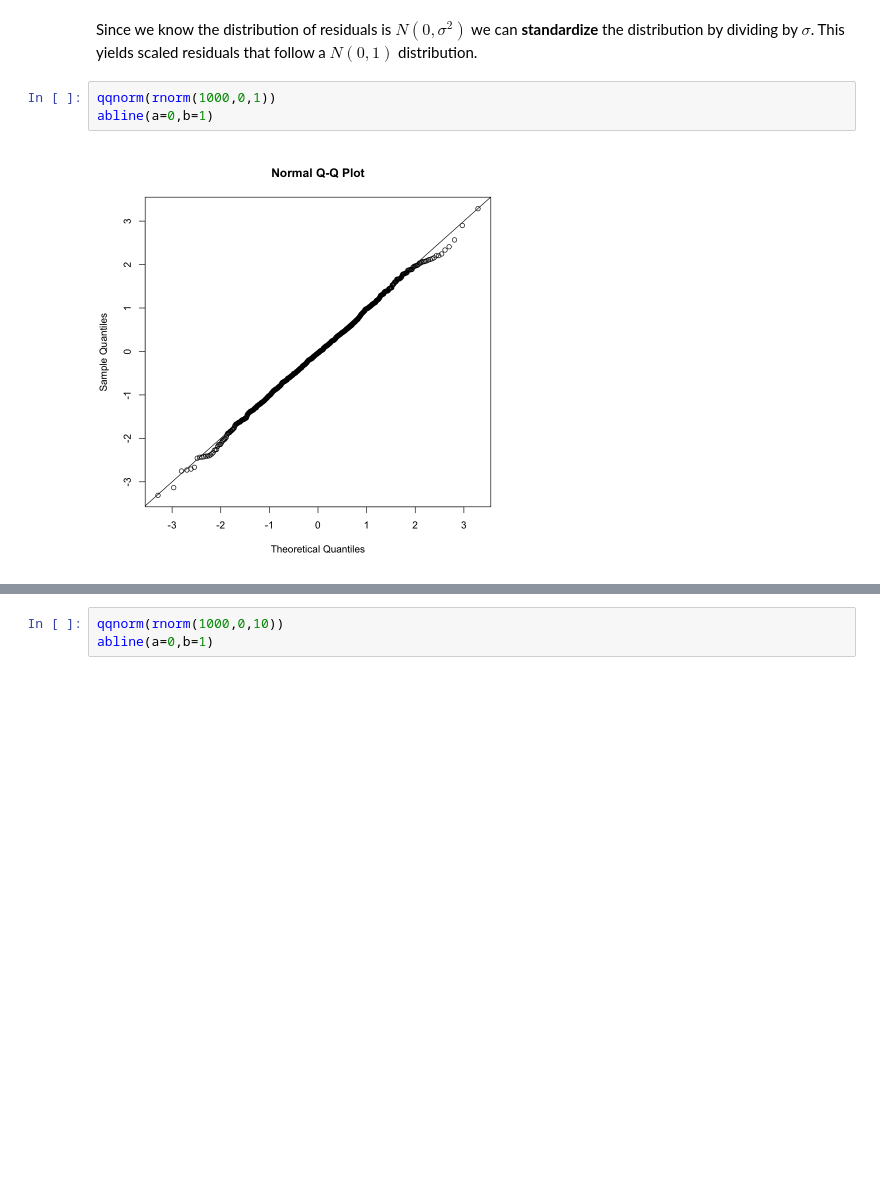
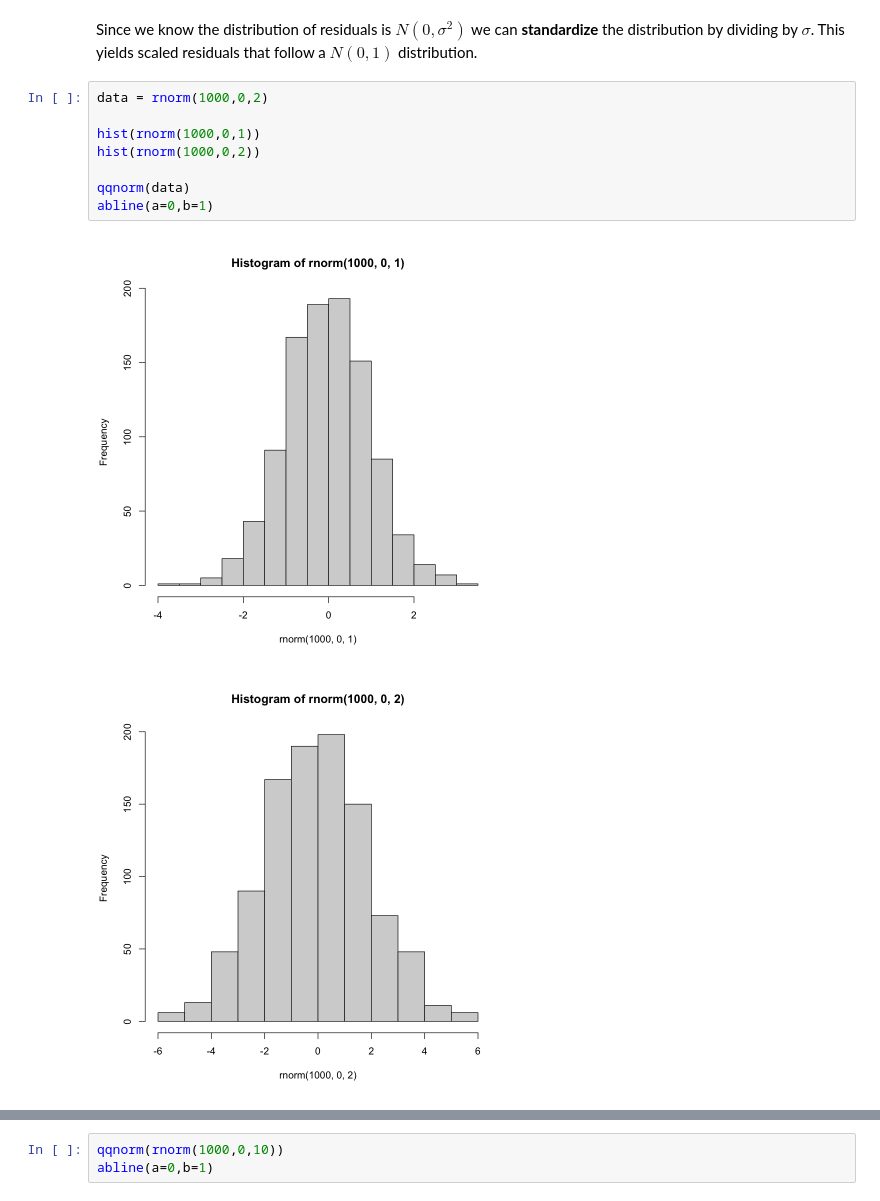
Before and after one commit to computationalUncertaintyLab/2021F_AlgLabII, a Jupyter notebook: lab08/Lab08.ipynb, the cells around one changed output, grey strips where cells are left out. Cells and saved outputs as stored; diff of their text form; blank space fills up the shorter version.

```diff
--- a/lab08/Lab08.ipynb
+++ b/lab08/Lab08.ipynb
@@ -229,7 +223,13 @@ quantile(rnorm(10000,0,1),probs=c(.025,.975))
 # %% [markdown]
 Since we know the distribution of residuals is $N(0,\sigma^2)$ we can **standardize** the distribution by dividing by $\sigma$. This yields scaled residuals that follow a $N(0,1)$ distribution.
 # %%
-qqnorm(rnorm(1000,0,1))
+data = rnorm(1000,0,2)
+
+hist(rnorm(1000,0,1))
+hist(rnorm(1000,0,2))
+
+qqnorm(data)
 abline(a=0,b=1)
 # %% [output]
-[figure, old version]
+[figure, new version]
+[figure, added]
```
Also changed, not shown: parts of 11 cells of this notebook, 1 other file.
